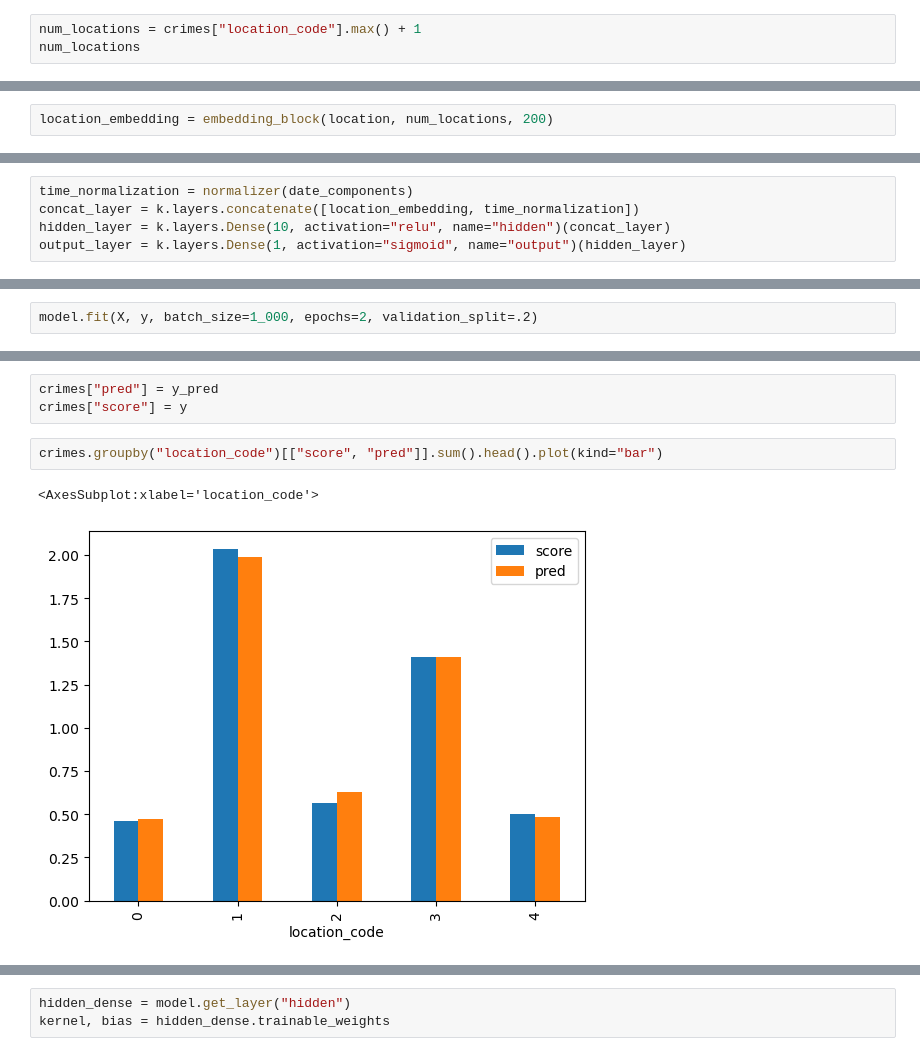
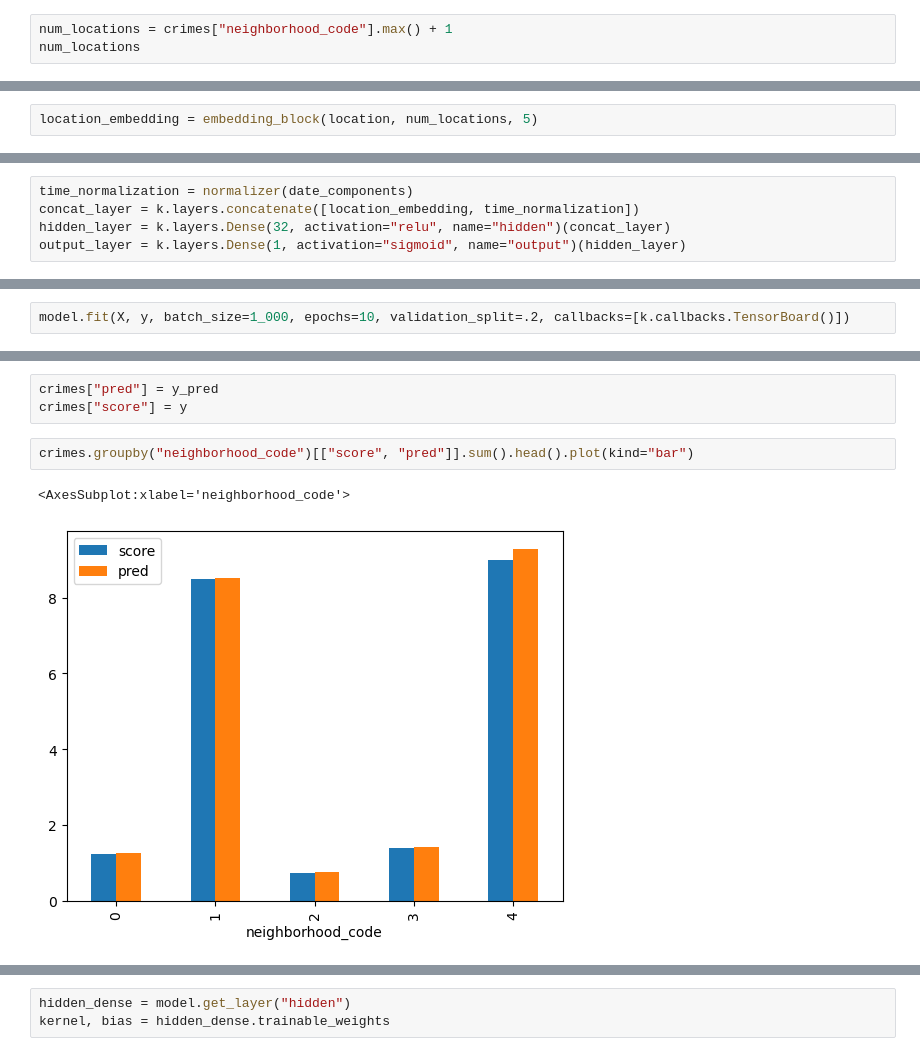
Before and after one commit to CriminiX/data-analysis, a Jupyter notebook: notebooks/score_v2.ipynb, the cells around one changed output, grey strips where cells are left out. Saved outputs shown, nothing was run; the diff lists cells and outputs as text.

Commit message:
feat: adjusted score and remove street

```diff
--- a/notebooks/score_v2.ipynb
+++ b/notebooks/score_v2.ipynb
@@ -23,6 +29,6 @@ X = {"location_code": X_location, "date_features": X_date}
 y = crimes["pontos"]
 y = y / y.max()
 # %%
-num_locations = crimes["location_code"].max() + 1
+num_locations = crimes["neighborhood_code"].max() + 1
 num_locations
 # %% [output]
@@ -38,14 +44,14 @@ def embedding_block(input_layer, num_cat, out_dim):
     x = k.layers.Flatten()(x)
     return x
 # %%
-location_embedding = embedding_block(location, num_locations, 200)
+location_embedding = embedding_block(location, num_locations, 5)
 # %%
 normalizer = k.layers.Normalization()
 normalizer.adapt(X_date)
 # %%
 time_normalization = normalizer(date_components)
 concat_layer = k.layers.concatenate([location_embedding, time_normalization])
-hidden_layer = k.layers.Dense(10, activation="relu", name="hidden")(concat_layer)
+hidden_layer = k.layers.Dense(32, activation="relu", name="hidden")(concat_layer)
 output_layer = k.layers.Dense(1, activation="sigmoid", name="output")(hidden_layer)
 # %%
 model = k.Model([location, date_components], output_layer)
@@ -80,5 +86,5 @@ model.compile(optimizer="Adam", loss="mean_absolute_error", metrics=[
     ]
 )
 # %%
-model.fit(X, y, batch_size=1_000, epochs=2, validation_split=.2)
+model.fit(X, y, batch_size=1_000, epochs=10, validation_split=.2, callbacks=[k.callbacks.TensorBoard()])
 # %% [output]
@@ -112,10 +133,10 @@ plt.hist(y_pred, color="salmon", alpha=.9)
 crimes["pred"] = y_pred
 crimes["score"] = y
 # %%
-crimes.groupby("location_code")[["score", "pred"]].sum().head().plot(kind="bar")
+crimes.groupby("neighborhood_code")[["score", "pred"]].sum().head().plot(kind="bar")
 # %% [output]
-<AxesSubplot:xlabel='location_code'>
+<AxesSubplot:xlabel='neighborhood_code'>
-[figure, old version]
+[figure, new version]
 # %%
 crimes.groupby("mes")[["score", "pred"]].sum().plot(kind="bar")
 # %% [output]
```
Also changed, not shown: parts of 18 cells of this notebook, 13 other files.
